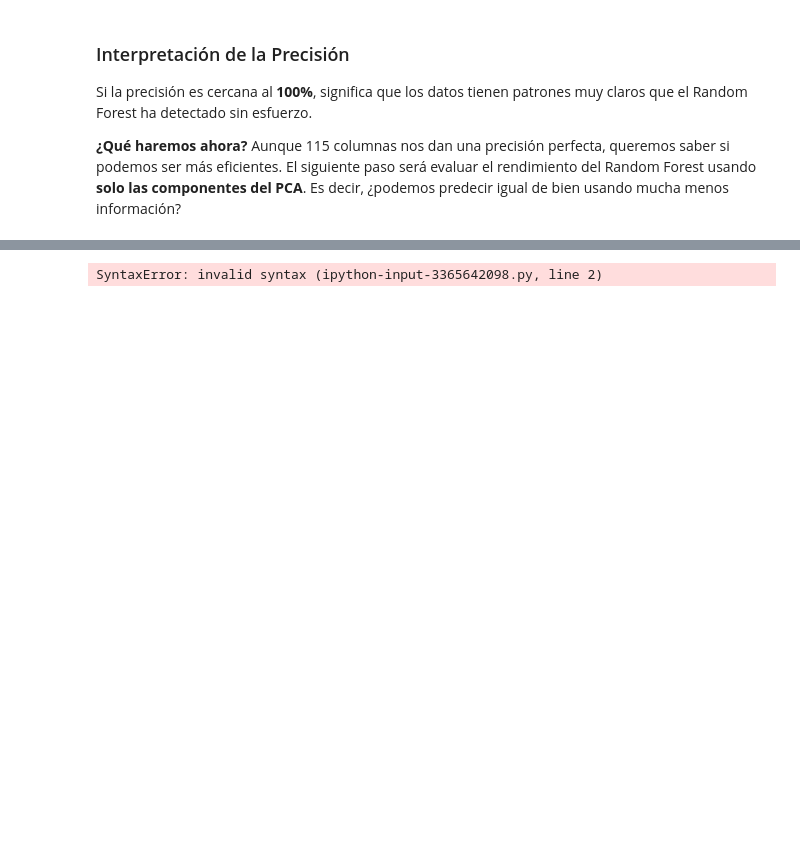
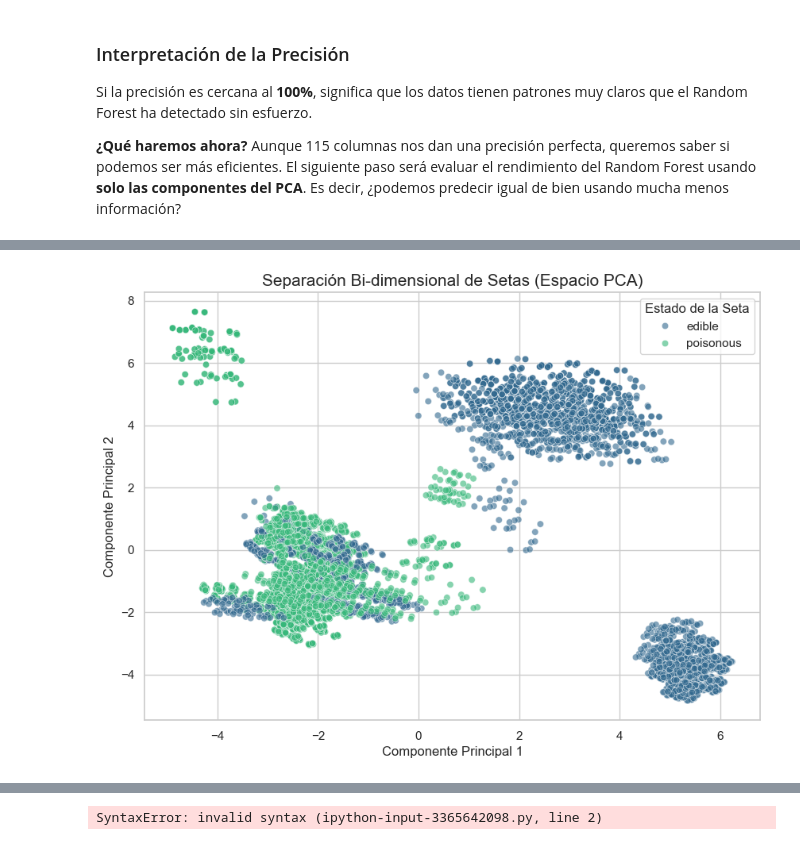
Before and after one commit to ThamirysKearney/DA-Project-Unsupervised-ML-Thami, a Jupyter notebook: notebooks/workshop_clustering_pca.ipynb, the cells around one changed output, grey strips where cells are left out. Drawn from its saved outputs; the diff is of its cells as text; code cells hidden in the pictures; blank space fills up the shorter version.

```diff
--- a/notebooks/workshop_clustering_pca.ipynb
+++ b/notebooks/workshop_clustering_pca.ipynb
@@ -967,0 +968,21 @@ Componentes: 14 -> Test Accuracy: 1.0000
+# %%
+# Proyección PCA 2D con etiquetas claras
+
+# 1. Calculamos el PCA 2D definitivo del entrenamiento
+pca_final = PCA(n_components=2, random_state=RANDOM_STATE)
+X_pca_plt = pca_final.fit_transform(X_final)
+
+# 2. Graficamos
+plt.figure(figsize=(10, 7))
+sns.scatterplot(x=X_pca_plt[:, 0], y=X_pca_plt[:, 1], hue=y, palette='viridis', alpha=0.6)
+
+# 3. Cambiamos la leyenda de e/p a edible/poisonous (Tu petición especial)
+handles, labels = plt.gca().get_legend_handles_labels()
+plt.legend(handles, ['edible', 'poisonous'], title='Estado de la Seta', loc='upper right')
+
+plt.title('Separación Bi-dimensional de Setas (Espacio PCA)', fontsize=15)
+plt.xlabel('Componente Principal 1', fontsize=12)
+plt.ylabel('Componente Principal 2', fontsize=12)
+plt.show()
+# %% [output]
+[figure, added]
```
Also changed, not shown: parts of 22 cells of this notebook.
